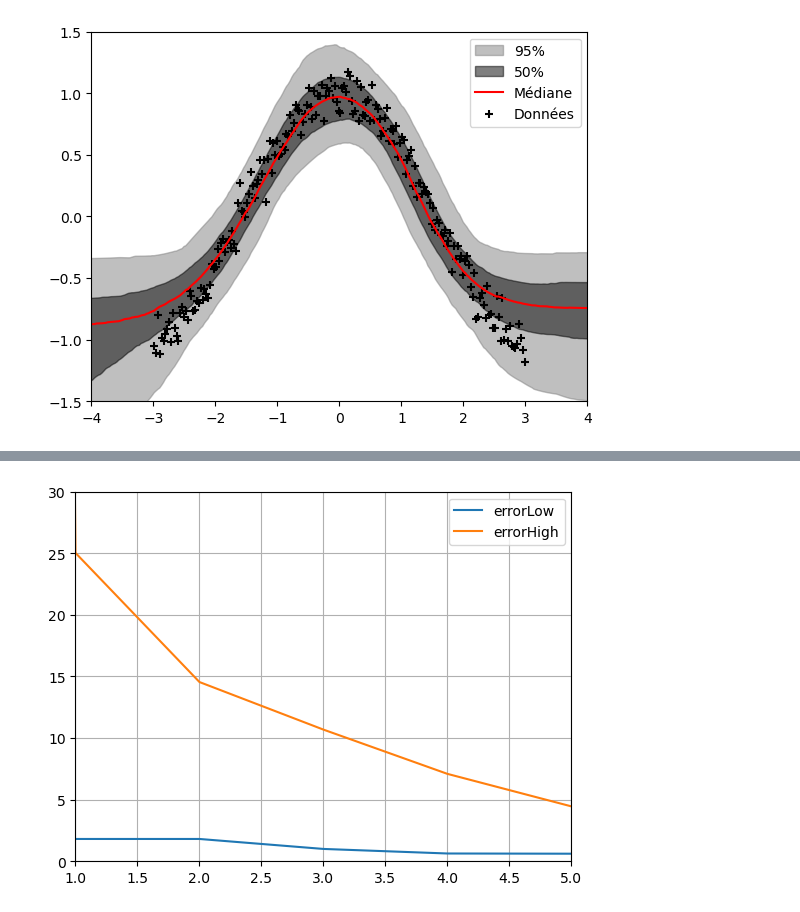
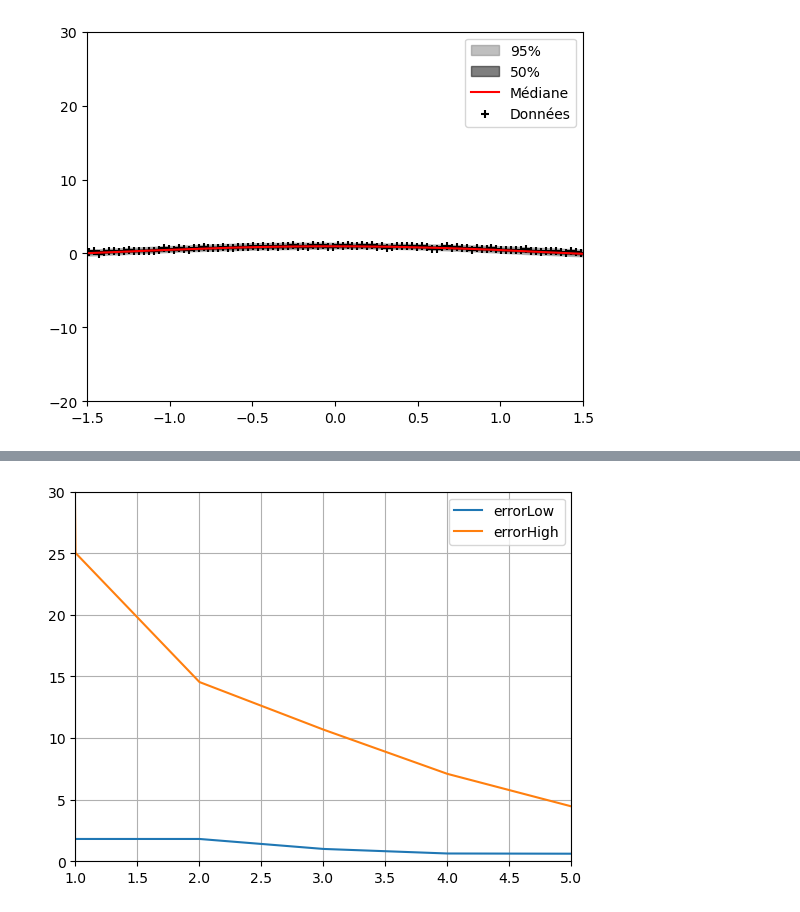
Before and after one commit to Davidson-Lova/PFE_BNN_ABS_SS, a Jupyter notebook: weightAnalysis.ipynb, the cells around one changed output, grey strips where cells are left out. Drawn from its saved outputs; the diff is of its cells as text; code cells hidden in the pictures.

Commit message:
more plot

```diff
--- a/weightAnalysis.ipynb
+++ b/weightAnalysis.ipynb
@@ -56,17 +57,18 @@ XT = torch.Tensor(X).reshape(X.shape)
 y = torch.Tensor(y).reshape(y.shape)
 y_true = torch.Tensor(y_true).reshape(y_true.shape)
 # %%
-f = open("hyperparameters/h11-04-2023_08-47-51.txt")
+date = '11-04-2023_08-47-51'
+f = open('hyperparameters/h' + date + '.txt')
 hyperparameters = json.load(f)
 f.close()
-thetas = torch.load('thetas/Thetas11-04-2023_08-47-51.pt')
+thetas = torch.load('thetas/Thetas' + date + '.pt')
 # %%
 plt.clf()
 BNN.plotTubeMedianBig(XT, XTBig, y, thetas,hyperparameters['structure'], 1)
-plt.xlim(-4, 4)
-plt.ylim(-1.5, 1.5)
-plt.savefig('plots/plotCos-{}.png'.format('11-04-2023_08-47-51'))
+plt.xlim(-1.5, 1.5)
+plt.ylim(-20, 30)
+# plt.savefig('plots/plotSinRes-{}.png'.format(date))
 plt.show()
 # %% [output]
-[figure, old version]
+[figure, new version]
 # %%
```
Also changed, not shown: parts of 10 cells of this notebook, 37 other files.
